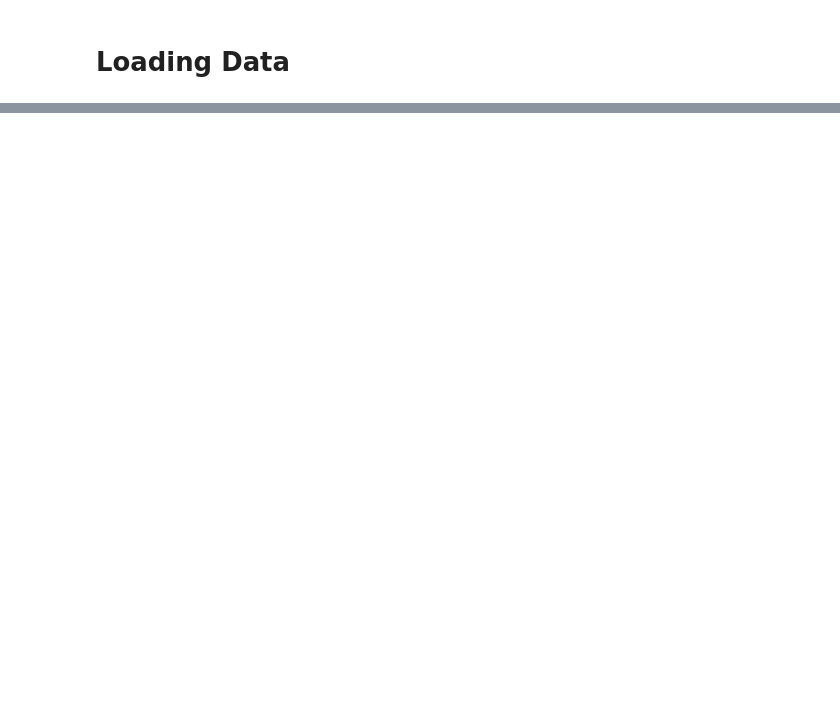
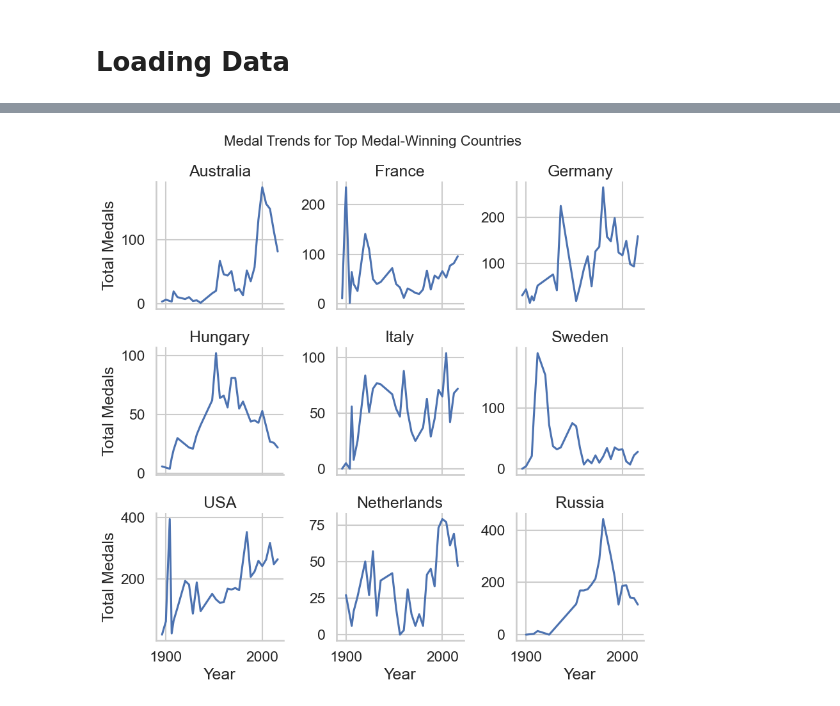
Before and after one commit to OwenSchillaci/STAT-315-Group-13-Final-Project, a Jupyter notebook: data.ipynb, the cells around one changed output, grey strips where cells are left out. Saved outputs shown, nothing was run; the diff lists cells and outputs as text; code cells hidden in the pictures; blank space fills up the shorter version.

Commit message:
Various EDA plots

```diff
--- a/data.ipynb
+++ b/data.ipynb
@@ -120,0 +175,25 @@ sns.despine(); plt.tight_layout(); plt.show()
+# %%
+top_countries = (
+    country_year.groupby("country_name")["n_medals"]
+    .sum()
+    .nlargest(9)
+    .index
+)
+facet_df = country_year[country_year["country_name"].isin(top_countries)].copy()
+
+g = sns.FacetGrid(
+    facet_df,
+    col="country_name",
+    col_wrap=3,
+    height=3,
+    sharey=False
+)
+g.map_dataframe(sns.lineplot, x="Year", y="n_medals", errorbar=None)
+g.set_titles(col_template="{col_name}")
+g.set_xlabels("Year")
+g.set_ylabels("Total Medals")
+plt.subplots_adjust(top=0.9)
+g.fig.suptitle("Medal Trends for Top Medal-Winning Countries", fontsize=16)
+plt.show()
+# %% [output]
+[figure, added]
```
Also changed, not shown: parts of 12 cells of this notebook.
